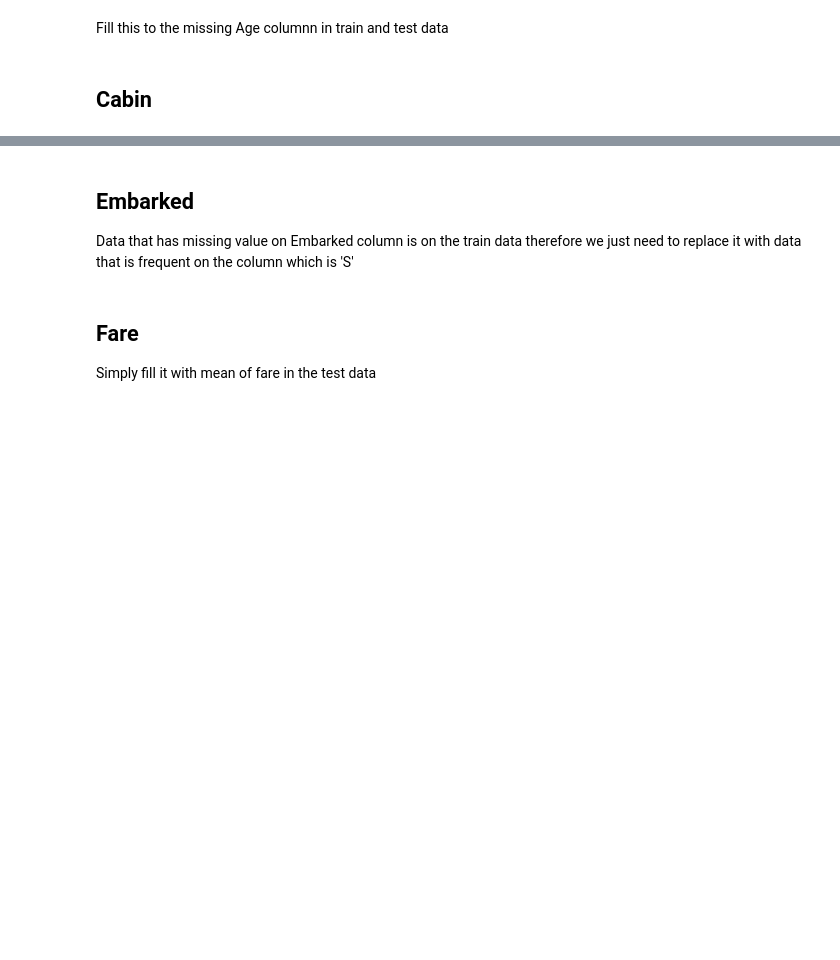
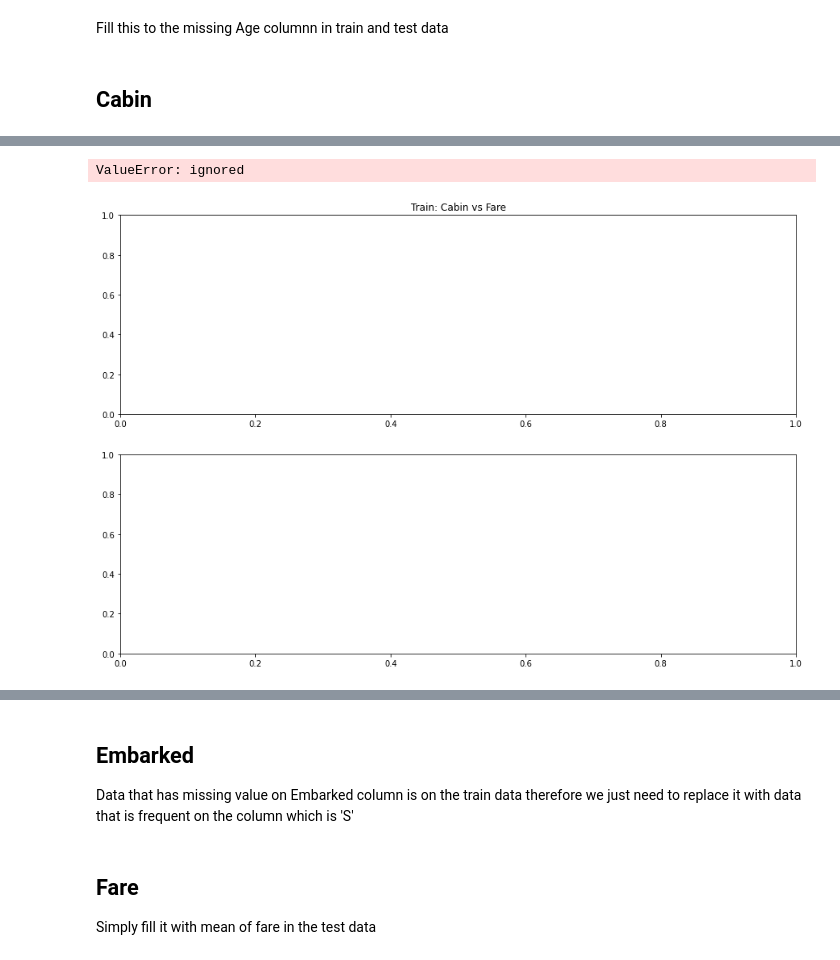
Before and after one commit to marcellinus-witarsah/dataScienceMiniProjects, a Jupyter notebook: TitanicSurvivalModel/Titanic Third.ipynb, the cells around one changed output, grey strips where cells are left out. Cells and saved outputs as stored; diff of their text form; code cells hidden in the pictures; blank space fills up the shorter version.

```diff
--- a/TitanicSurvivalModel/Titanic Third.ipynb
+++ b/TitanicSurvivalModel/Titanic Third.ipynb
@@ -251,0 +278,36 @@ There's and alternative which is we can just fill it based on fare.
+# %%
+# Replace Nan or missing value with 'N' first
+titanic_train.loc[titanic_train['Cabin'].isna(), 'Cabin'] = 'N'
+titanic_test.loc[titanic_test['Cabin'].isna(), 'Cabin'] = 'N'
+
+# Adding new feature column with first letter in that Cabin Column
+titanic_train['CabinCode'] = titanic_train['Cabin'].apply(lambda x: str(x).split(' ')[0][0]).str.lower()
+titanic_test['CabinCode'] = titanic_test['Cabin'].apply(lambda x: str(x).split(' ')[0][0]).str.lower()
+
+
+# Plot mean fare for each Cabin
+train_cabin_fare = titanic_train.groupby('CabinCode')['Fare'].mean()
+test_cabin_fare = titanic_test.groupby('CabinCode')['Fare'].mean()
+
+fig, ax = plt.subplots(figsize=(15, 10), nrows=2)
+ax[0].set_title('Train: Cabin vs Fare')
+
+sns.barplot(x='CabinCode',
+            y='Fare',
+            data=train_cabin_fare,
+            ax=ax[0])
+
+ax[1].set_title('Test: Cabin vs Fare')
+sns.barplot(x='CabinCode',
+            y='Fare',
+            data=test_cabin_fare,
+            ax=ax[1])
+
+plt.show()
+# sns.barplot(data=)
+# print(titanic_train.loc[titanic_train['Cabin'].str.match('^[F].*')])
+# print(titanic_test['Cabin'].unique())
+# titanic_train
+# %% [output]
+ValueError: ignored
+[figure, added]
```
Also changed, not shown: parts of 8 cells of this notebook.
